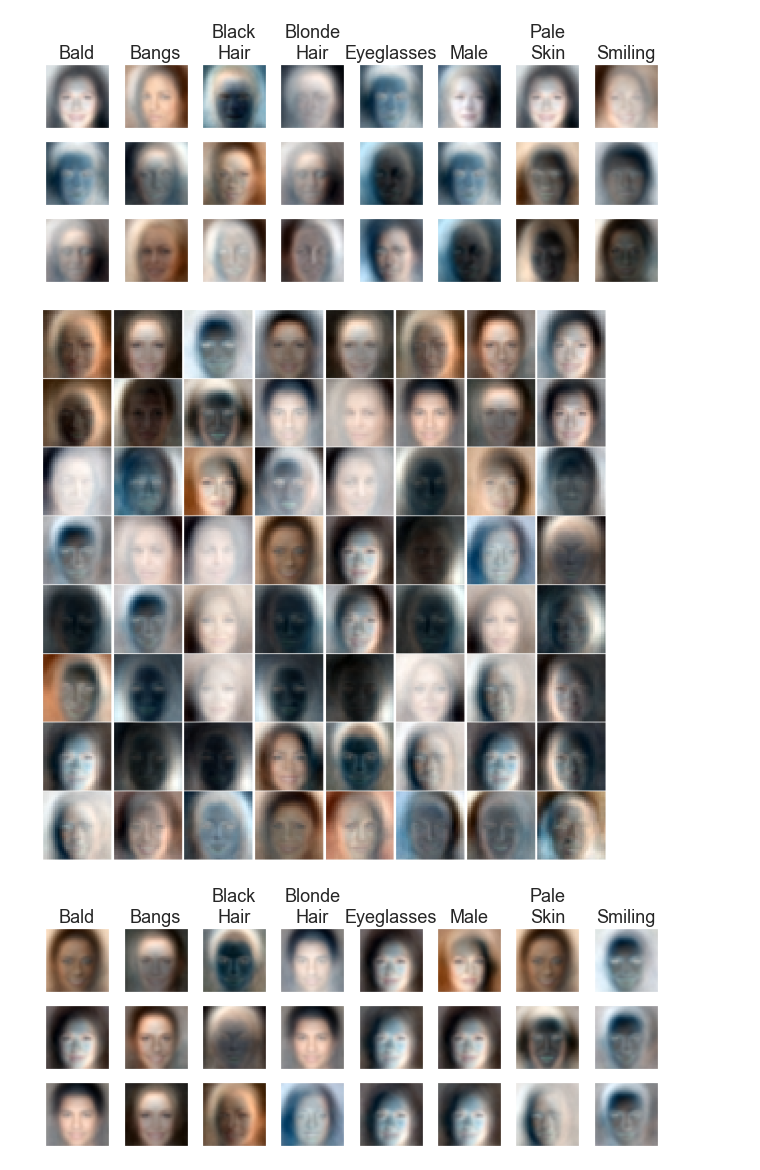
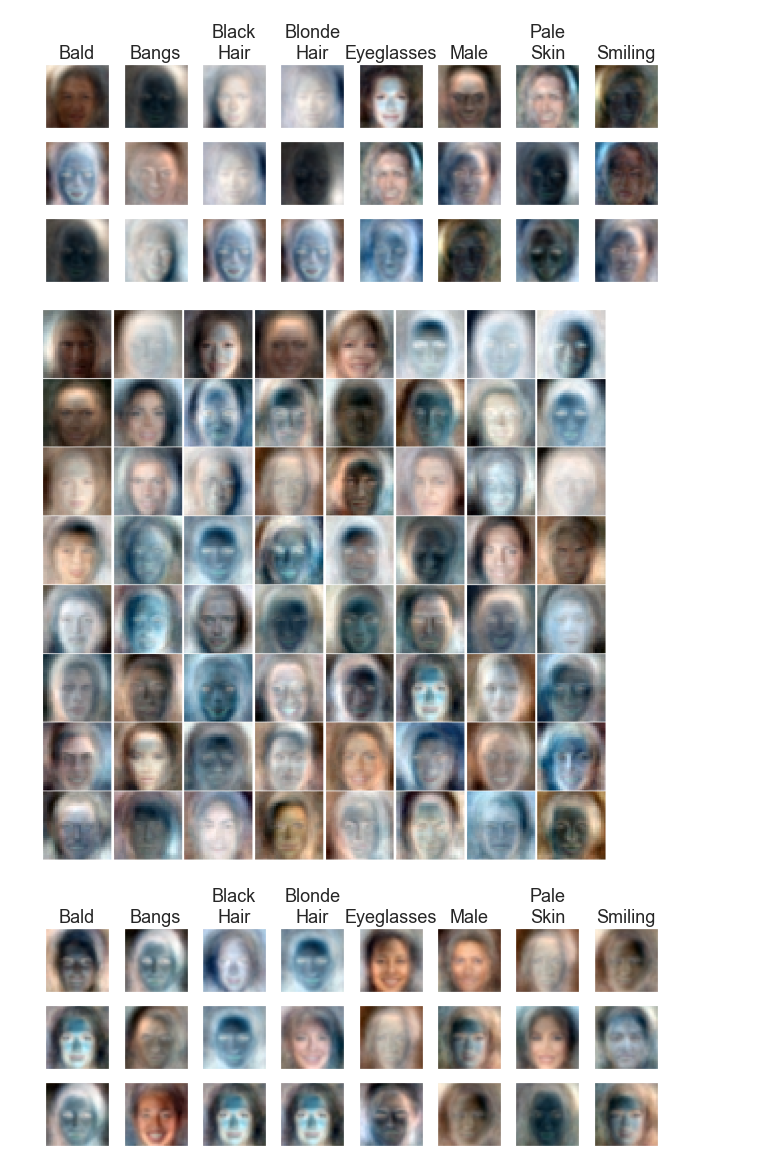
Before and after one commit to kfallah/variational-sparse-coding, a Jupyter notebook: vsc_celeba_dict_est.ipynb, the cells around one changed output. Saved outputs shown, nothing was run; the diff lists cells and outputs as text; code cells hidden in the pictures.

```diff
--- a/vsc_celeba_dict_est.ipynb
+++ b/vsc_celeba_dict_est.ipynb
@@ -21,26 +21,27 @@ from model.feature_enc import ConvDecoder
 from model.vi_encoder import VIEncoder
 # %%
 pearson = False
-kl = "kl1e-4"
+kl = "kl1e-3"
 samp = 5
-z = 64
+z = 512
 p_sparsity = 10
 
 file_list = [
-    f"results_celeba/{kl}/gaussian_{kl}_{samp}samp_z{z}/",
-    f"results_celeba/{kl}/{p_sparsity}/spikeslab_{kl}_{samp}samp_z{z}/",
-    f"results_celeba/{kl}/{p_sparsity}/gaussian_thresh_{kl}_{samp}samp_z{z}/",
-    #f"results_celeba/{kl}/laplacian_thresh_{kl}_{samp}samp_z{z}/",
-    f"results_celeba/{kl}/{p_sparsity}/gaussian_learnthresh_{kl}_{samp}samp_z{z}/",
-
+    f"results_celeba/gaussian_{kl}_z{z}_v1/",
+    f"results_celeba/{p_sparsity}/concreteslab_{kl}_z{z}_v1/",
+    f"results_celeba/{p_sparsity}/gaussian_thresh_{kl}_z{z}_v1/",
+    f"results_celeba/{p_sparsity}/gaussian_learnthresh_{kl}_z{z}_v1/",
+    f"results_celeba/{p_sparsity}/laplacian_thresh_{kl}_z{z}_v1/",
+    f"results_celeba/{p_sparsity}/laplacian_learnthresh_{kl}_z{z}_v1/",
 ]
 
 file_labels = [
     "Gaussian",
     "Spike-and-Slab",
     "Thresh Gaussian",
-    #"Thresh Laplacian",
     "Thresh Gaussian+Gamma",
+    "Thresh Laplacian",
+    "Thresh Laplacian+Gamma",
 ]
 
 attribute_labels = {
@@ -252,7 +255,7 @@ for idx, run_name in enumerate(file_labels):
     attribute_idx = [i for i in range(len(label_list)) if attribute_labels[label_list[i]]]
     fig, axs = plt.subplots(3, len(attribute_idx), figsize=(11,4))
     for i in range(len(attribute_idx)):
-        top_feature = np.argsort(-1*correlation_dict[train_run][:, attribute_idx[i]])
+        top_feature = np.argsort(-1*np.abs(correlation_dict[train_run][:, attribute_idx[i]]))
 
         for j in range(3):
             current_dict = A[:, top_feature[j]] / torch.linalg.norm(A[:, top_feature[j]])
@@ -274,3 +277,3 @@ for idx, run_name in enumerate(file_labels):
-[figure, old version]
+[figure, new version]
-[figure, old version]
+[figure, new version]
-[figure, old version]
+[figure, new version]
```
Also changed, not shown: parts of 3 cells of this notebook, 10 other files.
